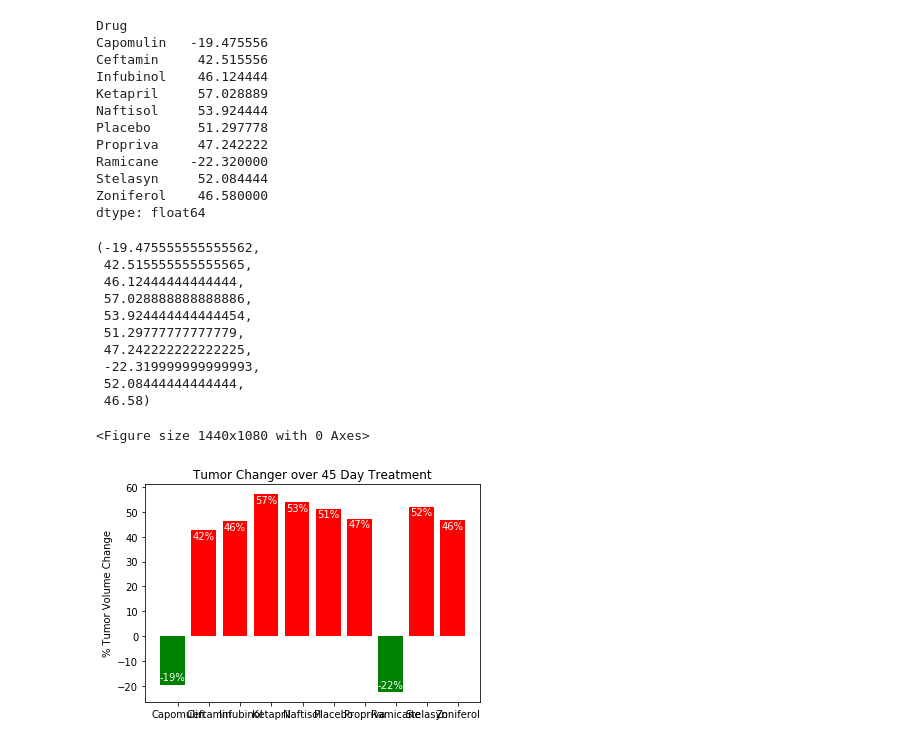
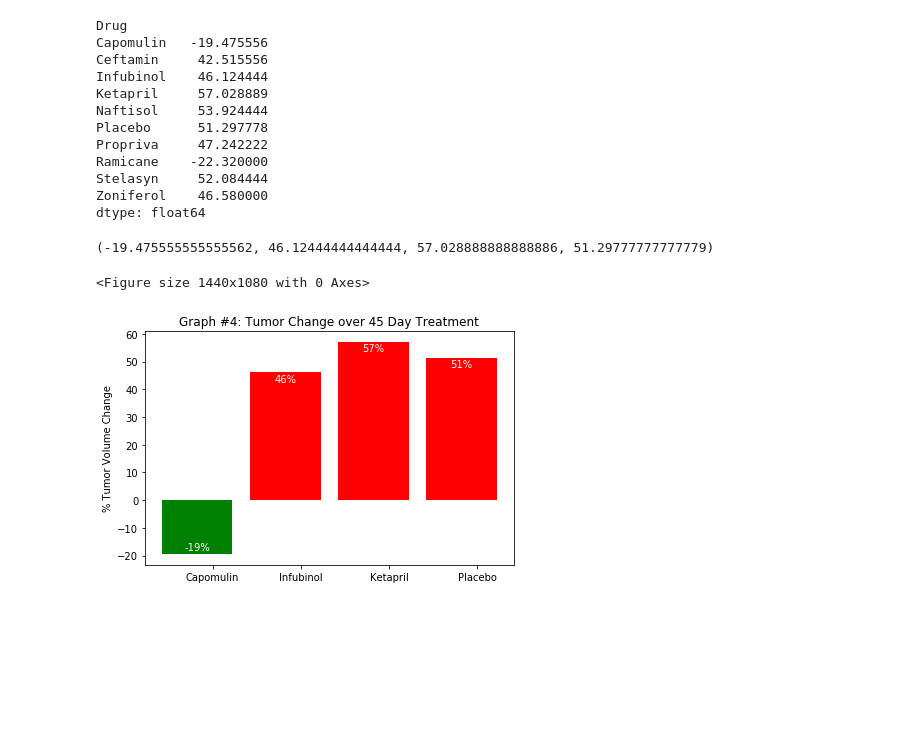
Before and after one commit to Pame1481/Matplotlib-Challenge, a Jupyter notebook: Pymaceuticals/pymaceuticals.ipynb, the cells around one changed output. Saved outputs shown, nothing was run; the diff lists cells and outputs as text; code cells hidden in the pictures; blank space fills up the shorter version.

Commit message:
Added images and final code to pymaceuticals

```diff
--- a/Pymaceuticals/pymaceuticals.ipynb
+++ b/Pymaceuticals/pymaceuticals.ipynb
@@ -425,25 +395,13 @@ Stelasyn     52.084444
 Zoniferol    46.580000
 dtype: float64
 # %%
-percent_ch = (percent_change["Capomulin"],percent_change["Ceftamin"], percent_change["Infubinol"],
-              percent_change["Ketapril"],percent_change["Naftisol"],percent_change["Placebo"],
-             percent_change["Propriva"],percent_change["Ramicane"],percent_change["Stelasyn"],
-             percent_change["Zoniferol"])
+percent_ch = (percent_change["Capomulin"], percent_change["Infubinol"],
+              percent_change["Ketapril"],percent_change["Placebo"],)
 percent_ch
 # %% [output]
-(-19.475555555555562,
- 42.515555555555565,
- 46.12444444444444,
- 57.028888888888886,
- 53.924444444444454,
- 51.29777777777779,
- 47.242222222222225,
- -22.319999999999993,
- 52.08444444444444,
- 46.58)
+(-19.475555555555562, 46.12444444444444, 57.028888888888886, 51.29777777777779)
 # %%
-drug_name = ["Capomulin","Ceftamin","Infubinol", "Ketapril","Naftisol","Placebo",
-             "Propriva","Ramicane","Stelasyn","Zoniferol"]
+drug_name = ["Capomulin","Infubinol", "Ketapril","Placebo"]
 # %%
 plt.figure(figsize=(20,15))
 width = 0.35
@@ -455,54 +413,44 @@ rects1 = ax.bar(drug_name[0],percent_ch[0],color="g")
 rects2 = ax.bar(drug_name[1],percent_ch[1],color="r")
 rects3 = ax.bar(drug_name[2],percent_ch[2],color="r")
 rects4 = ax.bar(drug_name[3],percent_ch[3],color="r")
-rects5 = ax.bar(drug_name[4],percent_ch[4],color="r")
-rects6 = ax.bar(drug_name[5],percent_ch[5],color="r")
-rects7 = ax.bar(drug_name[6],percent_ch[6],color="r")
-rects8 = ax.bar(drug_name[7],percent_ch[7],color="g")
-rects9 = ax.bar(drug_name[8],percent_ch[8],color="r")
-rects10 = ax.bar(drug_name[9],percent_ch[9],color="r")
 
-ax.set_title('Tumor Changer over 45 Day Treatment')
+
+ax.set_title('Graph #4: Tumor Change over 45 Day Treatment')
 ax.set_ylabel('% Tumor Volume Change')
 ax.set_xticks(x_axis + width / 2)
-ax.set_xticklabels(('Capomulin','Ceftamin','Infubinol', 'Ketapril','Naftisol','Placebo',
-             'Propriva','Ramicane','Stelasyn','Zoniferol'))
+ax.set_xticklabels(('Capomulin','Infubinol','Ketapril','Placebo'))
 
 
 def autolabel(rects, ax):
     # Get y-axis height to calculate label position from.
     (y_bottom, y_top) = ax.get_ylim()
     y_height = y_top - y_bottom
 
     for rect in rects:
         height = rect.get_height()
 
         # Fraction of axis height taken up by this rectangle
         p_height = (height / y_height)
 
         # If we can fit the label above the column, do that;
         # otherwise, put it inside the column.
         if p_height > 0.20: # arbitrary; 95% looked good to me.
             label_position = height - (y_height * 0.05)
         else:
             label_position = height + (y_height * 0.01)
 
         ax.text(rect.get_x() + rect.get_width()/2., label_position,
                 '%d' % int(height)+'%',
                 ha='center', va='bottom', color='white')
 
 autolabel(rects1, ax)
 autolabel(rects2, ax)
 autolabel(rects3, ax)
 autolabel(rects4, ax)
-autolabel(rects5, ax)
-autolabel(rects6, ax)
-autolabel(rects7, ax)
-autolabel(rects8, ax)
-autolabel(rects9, ax)
-autolabel(rects10, ax)
 
+plt.tight_layout()
+plt.savefig("../Images/Tumor Change.png")
 plt.show()
 # %% [output]
 <Figure size 1440x1080 with 0 Axes>
-[figure, old version]
+[figure, new version]
```
Also changed, not shown: parts of 5 cells of this notebook, 5 other files.
